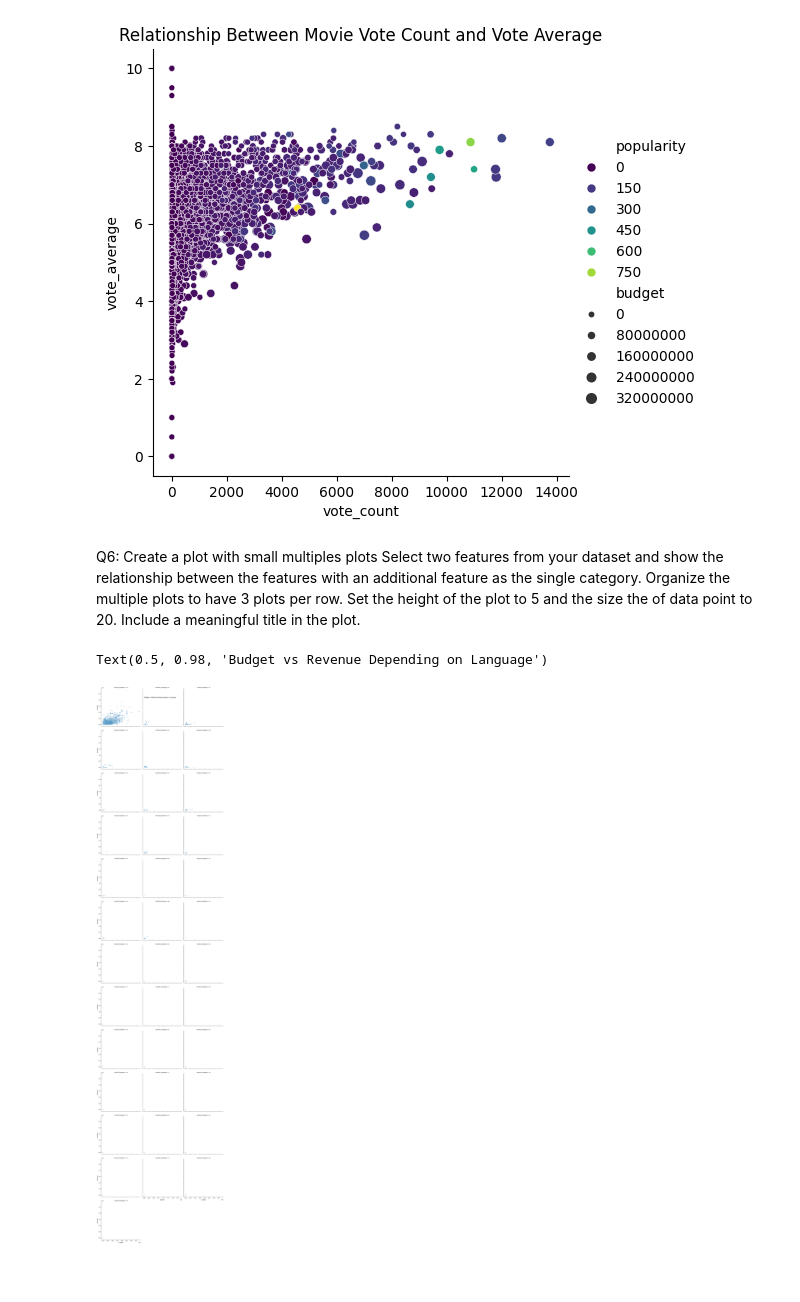
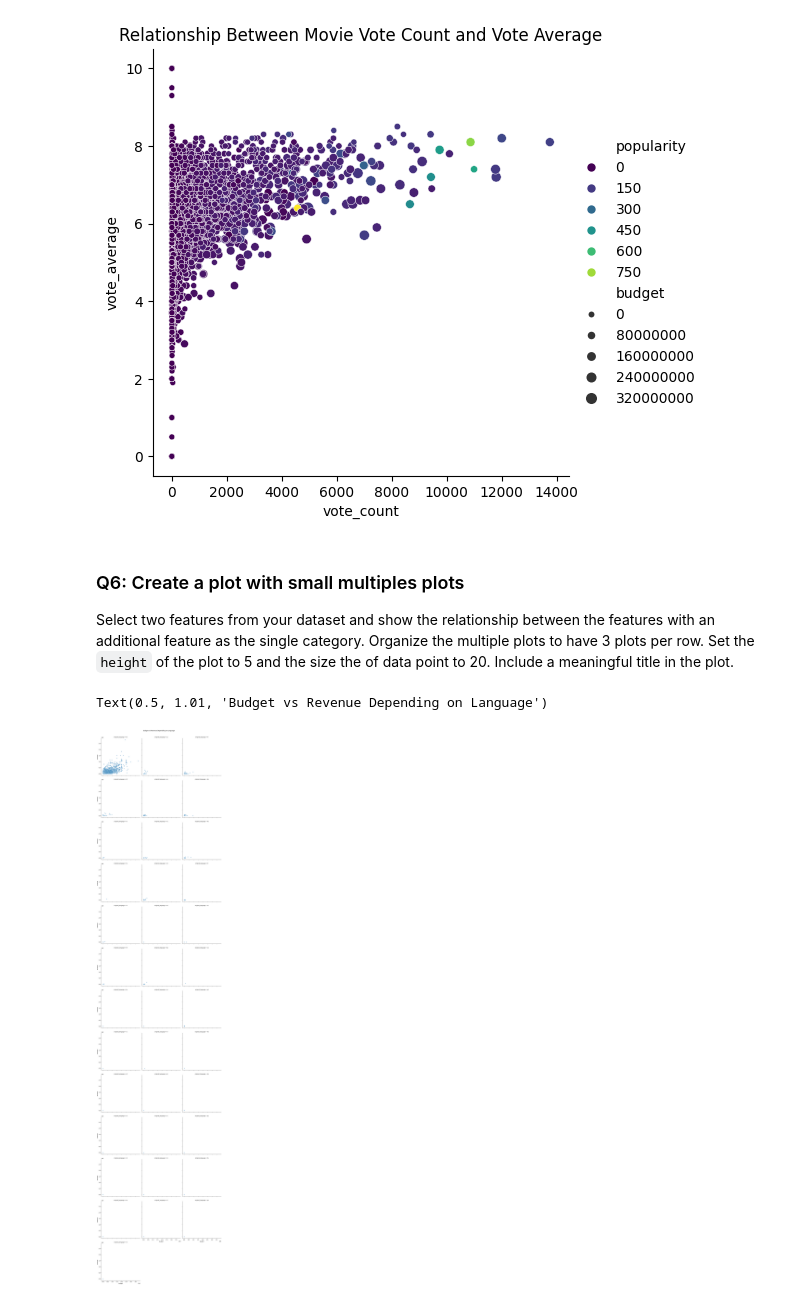
Before and after one commit to CS133-DataVisualization/term-project-team-8, a Jupyter notebook: Project Assignments/P1_relplot-scatter.ipynb, the cells around one changed output. Cells and saved outputs as stored; diff of their text form; code cells hidden in the pictures; blank space fills up the shorter version.

Commit message:
updated scatter plot notebook

```diff
--- a/Project Assignments/P1_relplot-scatter.ipynb
+++ b/Project Assignments/P1_relplot-scatter.ipynb
@@ -116,21 +121,21 @@ plt.title("Relationship Between Movie Vote Count and Vote Average")
 Text(0.5, 1.0, 'Relationship Between Movie Vote Count and Vote Average')
 [figure]
 # %% [markdown]
-Q6: Create a plot with small multiples plots
-Select two features from your dataset and show the relationship between the features with an additional feature as the single category. Organize the multiple plots to have 3 plots per row. Set the height of the plot to 5 and the size the of data point to 20. Include a meaningful title in the plot.
+### Q6: Create a plot with small multiples plots
+Select two features from your dataset and show the relationship between the features with an additional feature as the single category. Organize the multiple plots to have 3 plots per row. Set the `height` of the plot to 5 and the size the of data point to 20. Include a meaningful title in the plot.
 # %%
 sns.relplot(
     data=df,
     x="budget",
     y="revenue",
     col="original_language",
     col_wrap=3,
     height=5,
     kind="scatter",
     s=20
 )
 
-plt.suptitle("Budget vs Revenue Depending on Language", y=1.5)
+plt.suptitle("Budget vs Revenue Depending on Language", y=1.01)
 # %% [output]
-Text(0.5, 0.98, 'Budget vs Revenue Depending on Language')
+Text(0.5, 1.01, 'Budget vs Revenue Depending on Language')
-[figure, old version]
+[figure, new version]
```
Also changed, not shown: parts of 11 cells of this notebook.
